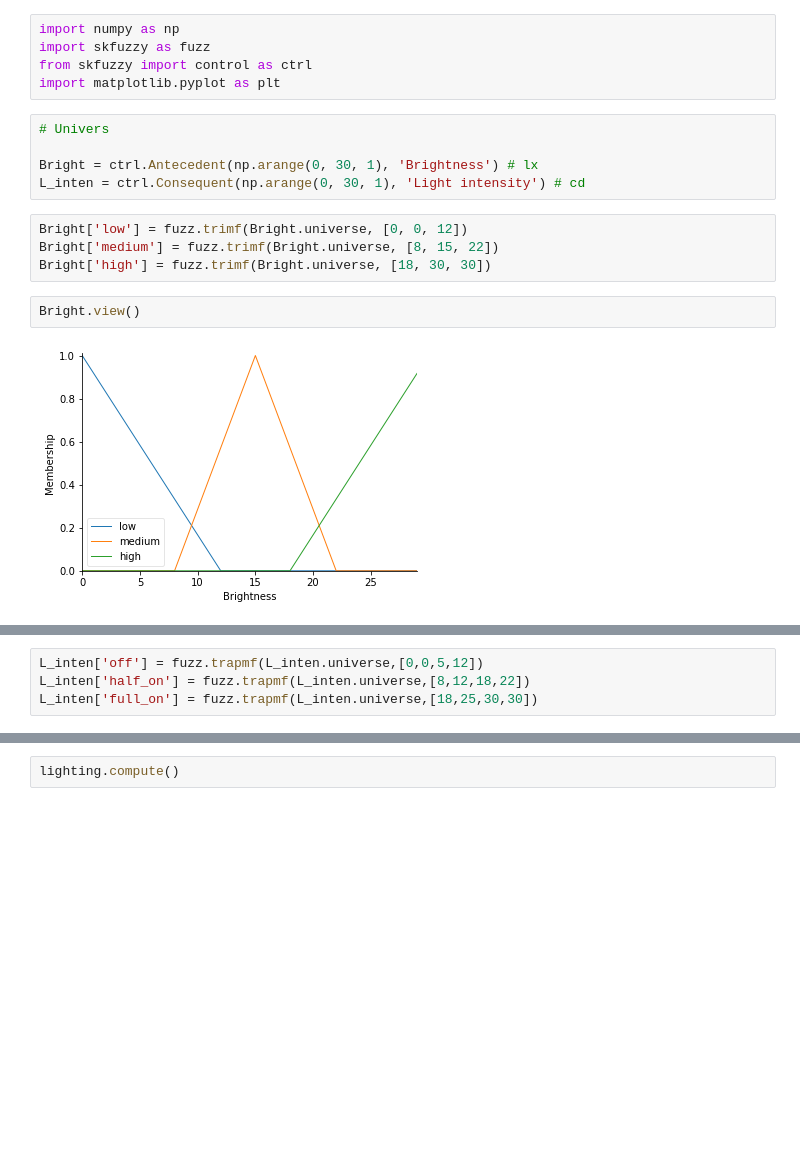
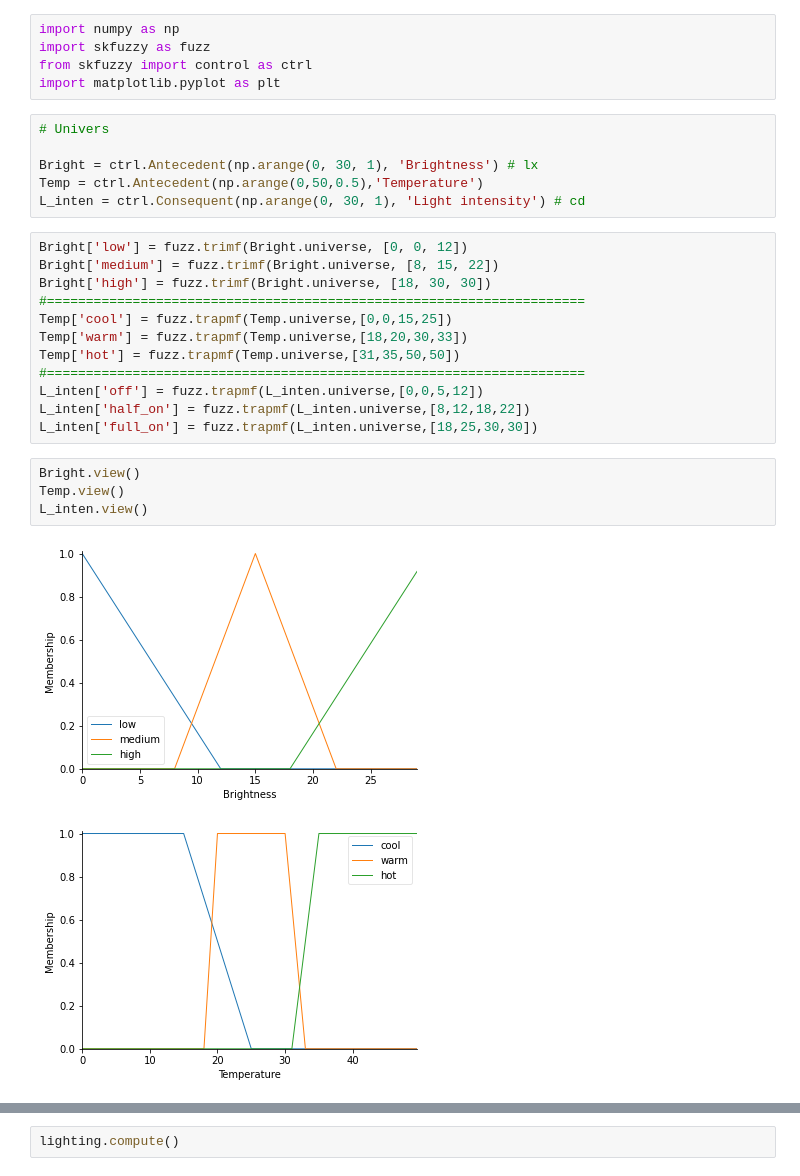
Before and after one commit to pannawit2541/CI_Assignment, a Jupyter notebook: Assignment 2/Untitled.ipynb, the cells around one changed output, grey strips where cells are left out. Drawn from its saved outputs; the diff is of its cells as text; blank space fills up the shorter version.

```diff
--- a/Assignment 2/Untitled.ipynb
+++ b/Assignment 2/Untitled.ipynb
@@ -7,12 +7,24 @@ import matplotlib.pyplot as plt
 # Univers
 
 Bright = ctrl.Antecedent(np.arange(0, 30, 1), 'Brightness') # lx
+Temp = ctrl.Antecedent(np.arange(0,50,0.5),'Temperature')
 L_inten = ctrl.Consequent(np.arange(0, 30, 1), 'Light intensity') # cd
 # %%
 Bright['low'] = fuzz.trimf(Bright.universe, [0, 0, 12])
 Bright['medium'] = fuzz.trimf(Bright.universe, [8, 15, 22])
 Bright['high'] = fuzz.trimf(Bright.universe, [18, 30, 30])
+#=====================================================================
+Temp['cool'] = fuzz.trapmf(Temp.universe,[0,0,15,25])
+Temp['warm'] = fuzz.trapmf(Temp.universe,[18,20,30,33])
+Temp['hot'] = fuzz.trapmf(Temp.universe,[31,35,50,50])
+#=====================================================================
+L_inten['off'] = fuzz.trapmf(L_inten.universe,[0,0,5,12])
+L_inten['half_on'] = fuzz.trapmf(L_inten.universe,[8,12,18,22])
+L_inten['full_on'] = fuzz.trapmf(L_inten.universe,[18,25,30,30])
 # %%
 Bright.view()
+Temp.view()
+L_inten.view()
 # %% [output]
 [figure]
+[figure, added]
@@ -19,4 +31,0 @@ Bright.view()
-# %%
-L_inten['off'] = fuzz.trapmf(L_inten.universe,[0,0,5,12])
-L_inten['half_on'] = fuzz.trapmf(L_inten.universe,[8,12,18,22])
-L_inten['full_on'] = fuzz.trapmf(L_inten.universe,[18,25,30,30])
```
Also changed, not shown: parts of 10 cells of this notebook, 1 other file.
